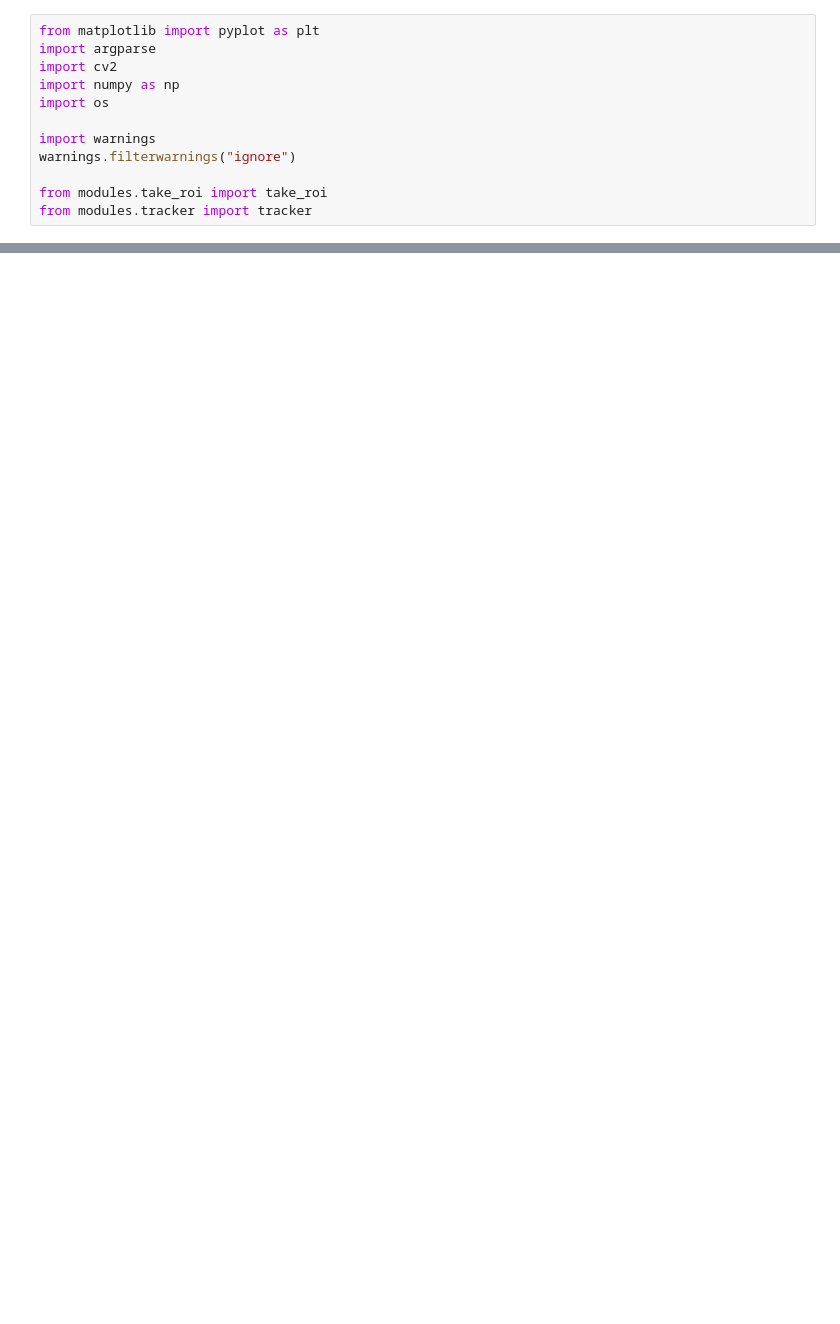
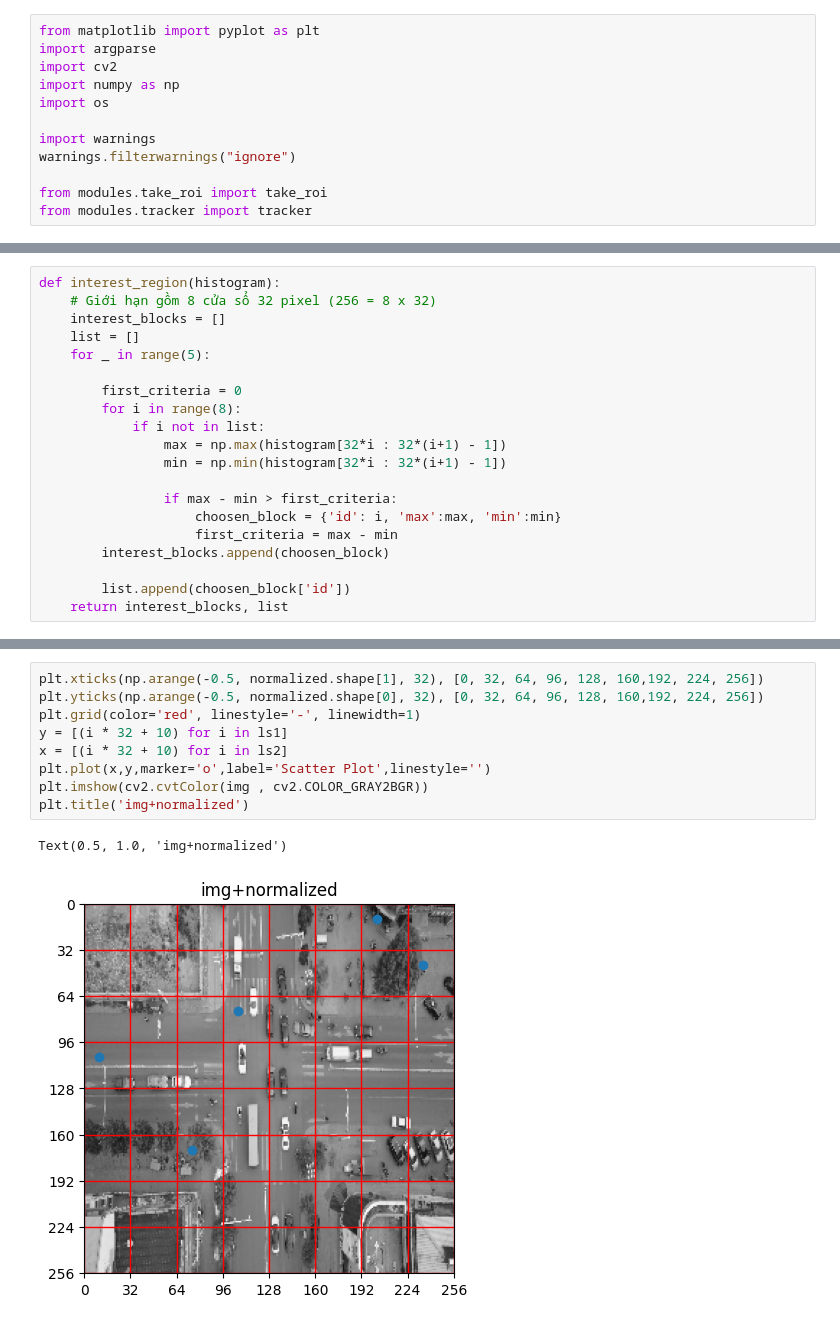
Before and after one commit to haminhtien99/object_tracking, a Jupyter notebook: no1.ipynb, the cells around one changed output, grey strips where cells are left out. Cells and saved outputs as stored; diff of their text form; blank space fills up the shorter version.

```diff
--- a/no1.ipynb
+++ b/no1.ipynb
@@ -91,0 +56,20 @@ white ground
+# %%
+def interest_region(histogram):
+    # Giới hạn gồm 8 cửa sổ 32 pixel (256 = 8 x 32)
+    interest_blocks = []
+    list = []
+    for _ in range(5):
+
+        first_criteria = 0
+        for i in range(8):
+            if i not in list:
+                max = np.max(histogram[32*i : 32*(i+1) - 1])
+                min = np.min(histogram[32*i : 32*(i+1) - 1])
+
+                if max - min > first_criteria:
+                    choosen_block = {'id': i, 'max':max, 'min':min}
+                    first_criteria = max - min
+        interest_blocks.append(choosen_block)
+
+        list.append(choosen_block['id'])
+    return interest_blocks, list
@@ -91,0 +82,12 @@ white ground
+# %%
+plt.xticks(np.arange(-0.5, normalized.shape[1], 32), [0, 32, 64, 96, 128, 160,192, 224, 256])
+plt.yticks(np.arange(-0.5, normalized.shape[0], 32), [0, 32, 64, 96, 128, 160,192, 224, 256])
+plt.grid(color='red', linestyle='-', linewidth=1)
+y = [(i * 32 + 10) for i in ls1]
+x = [(i * 32 + 10) for i in ls2]
+plt.plot(x,y,marker='o',label='Scatter Plot',linestyle='')
+plt.imshow(cv2.cvtColor(img , cv2.COLOR_GRAY2BGR))
+plt.title('img+normalized')
+# %% [output]
+Text(0.5, 1.0, 'img+normalized')
+[figure, added]
```
Also changed, not shown: parts of 9 cells of this notebook, 9 other files.
